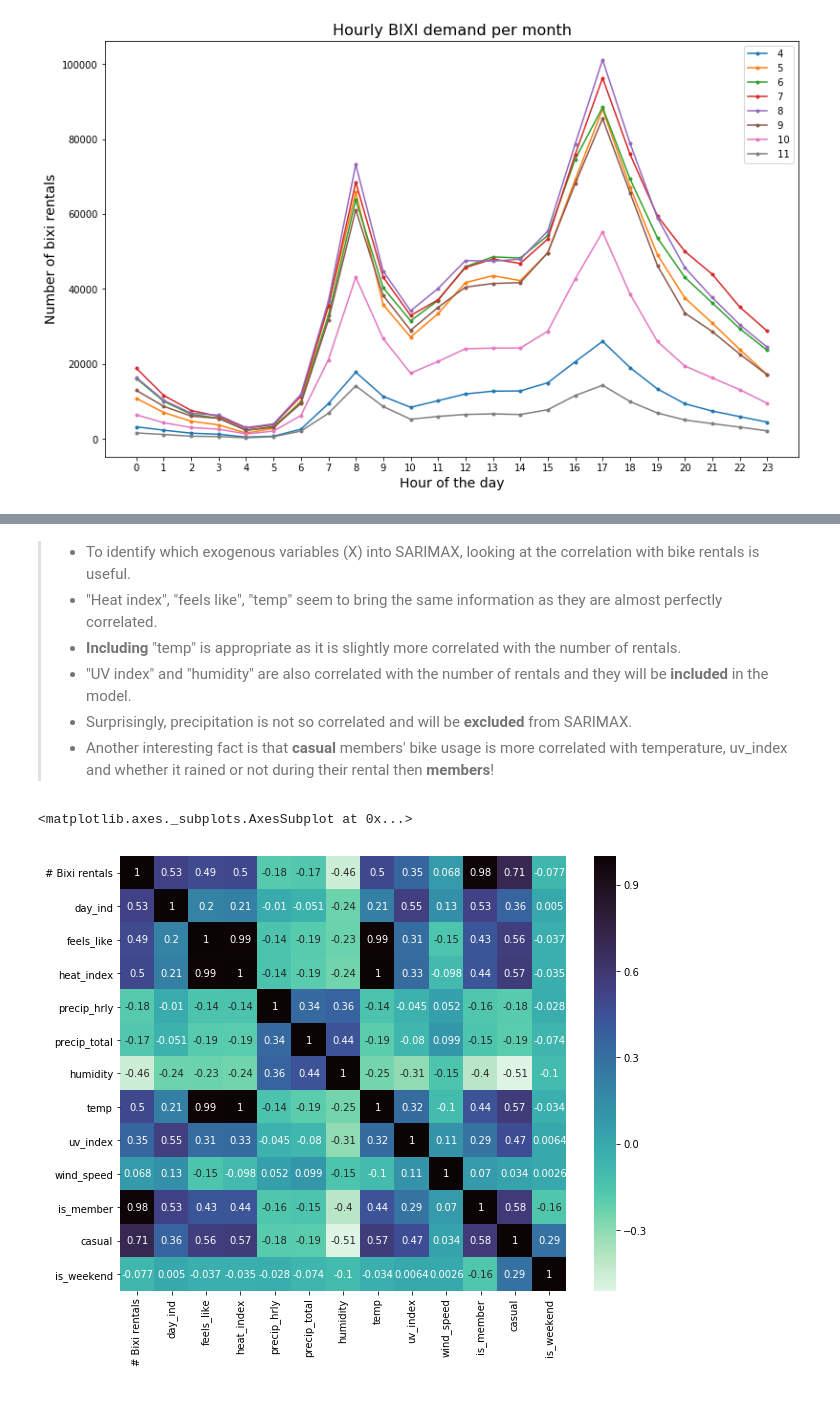
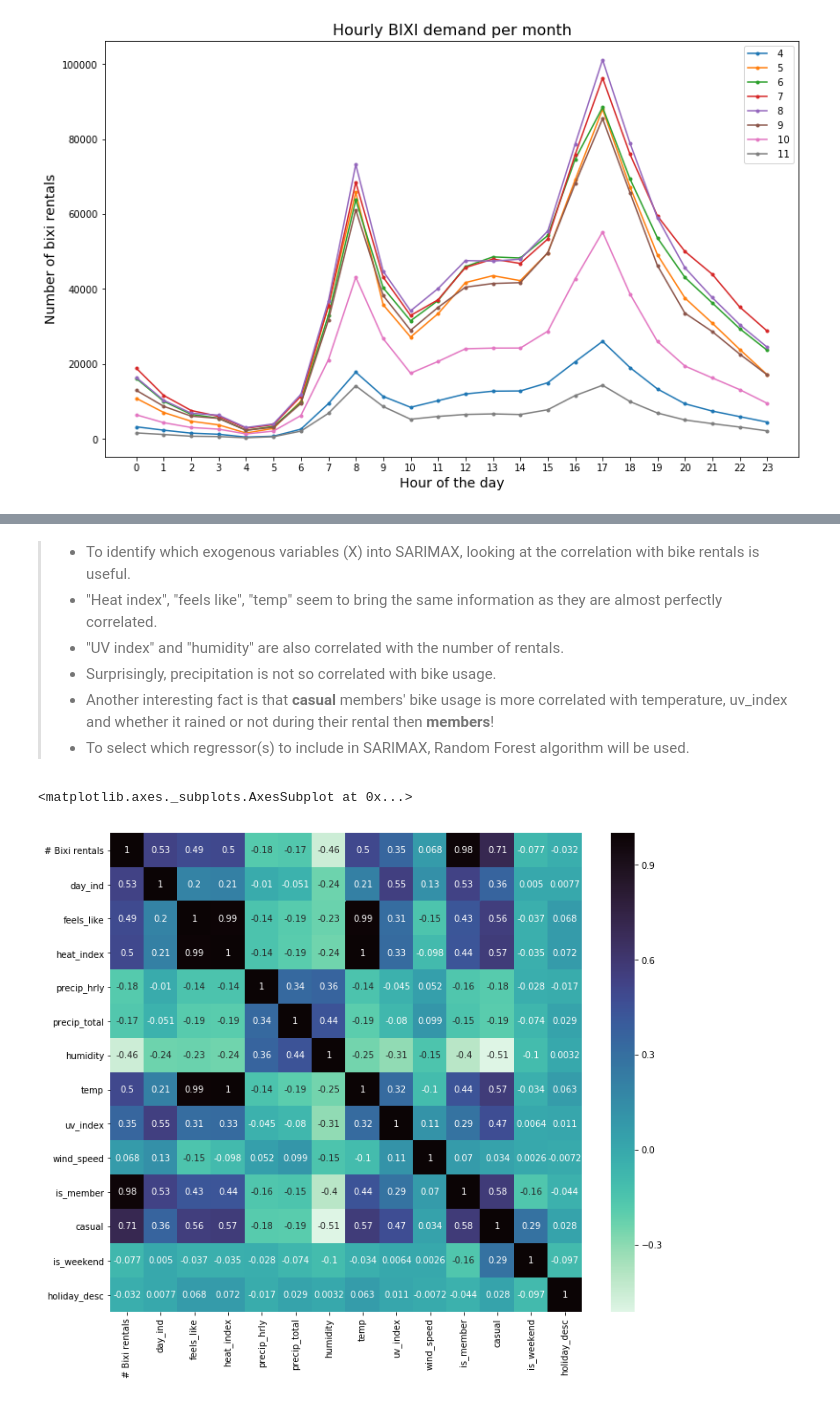
Before and after one commit to Rimab55/Forecasting_Bixi_Bikeshare_rentals, a Jupyter notebook: EDA_bixi.ipynb, the cells around one changed output, grey strips where cells are left out. Cells and saved outputs as stored; diff of their text form; code cells hidden in the pictures.

```diff
--- a/EDA_bixi.ipynb
+++ b/EDA_bixi.ipynb
@@ -212,7 +216,7 @@ df_weather.precip_total = df_weather.precip_total.apply(lambda x: 1 if x > 0 els
 # %%
 df_member = df_bixi.groupby('date_hour').sum()['is_member'].reset_index()
 df = df_bixi_byhour.merge(df_weather, on = 'date_hour', how = 'left').merge(df_member, on = 'date_hour', how = 'left')
-df['casual'] = df['# Bixi rentals'] - df['is_member']
+df['casual'] = df['bixi_rentals'] - df['is_member']
 # %%
 df.bfill(inplace= True) # missing some hourly weather data (~120 readings), complete with previous reading
 # %%
@@ -233,16 +225,30 @@ df.head()
+# %%
+df_holiday = df_holiday[(df_holiday['holiday_desc'] != "Mother's Day") & (df_holiday['holiday_desc'] != "Father's Day")]
+df_holiday.rename(columns = {'holidays':'date'}, inplace = True)
+df_holiday.date = pd.to_datetime(df_holiday.date)
+
+# column date to merge on
+df['date'] = df.date_hour.dt.date
+df.date = pd.to_datetime(df.date)
+df = df.merge(df_holiday, on = 'date', how = 'left')
+# %%
+df.holiday_desc = df.holiday_desc.fillna(value = 0)
+df.holiday_desc = df.holiday_desc.apply(lambda x: 1 if x !=0 else 0)
+# %%
+df.drop(['date'],axis = 1, inplace = True)
 # %% [markdown]
 > - To identify which exogenous variables (X) into SARIMAX, looking at the correlation with bike rentals is useful.
 > - "Heat index", "feels like", "temp" seem to bring the same information as they are almost perfectly correlated.
-> - **Including** "temp" is appropriate as it is slightly more correlated with the number of rentals.
-> - "UV index" and "humidity" are also correlated with the number of rentals and they will be **included** in the model.
-> - Surprisingly, precipitation is not so correlated and will be **excluded** from SARIMAX.
+> - "UV index" and "humidity" are also correlated with the number of rentals.
+> - Surprisingly, precipitation is not so correlated with bike usage.
 > - Another interesting fact is that **casual** members' bike usage is more correlated with temperature, uv_index and whether it rained or not during their rental then **members**!
+> - To select which regressor(s) to include in SARIMAX, Random Forest algorithm will be used.
 # %%
 # To identify patterns in usage for casual vs members
 # There is a slight difference in behaviour depending on the temperature, heat_index and feels like temperature
 
-plt.figure(figsize = (10,8))
+plt.figure(figsize = (12,10))
 sns.heatmap(df.corr(), annot = True, cmap ='mako_r')
 # %% [output]
 <matplotlib.axes._subplots.AxesSubplot at 0x...>
-[figure, old version]
+[figure, new version]
```
Also changed, not shown: parts of 47 cells of this notebook, 1 other file.
